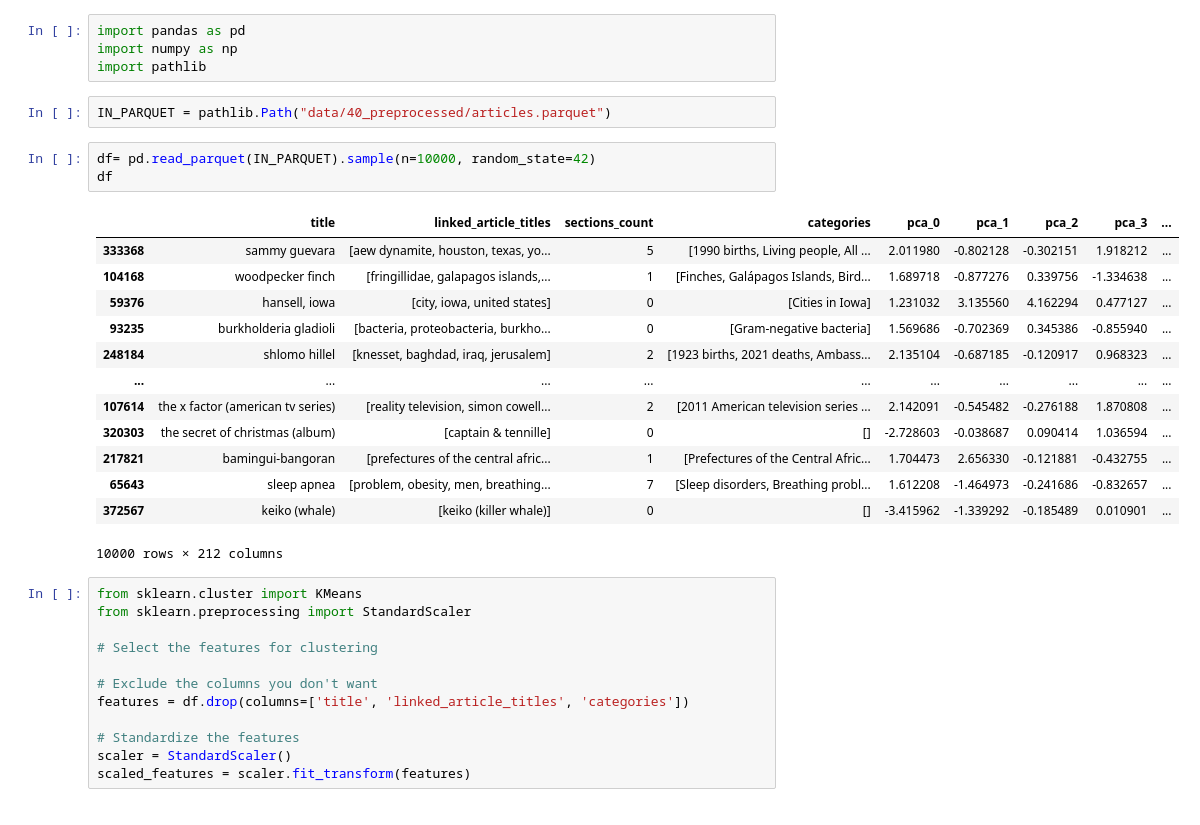
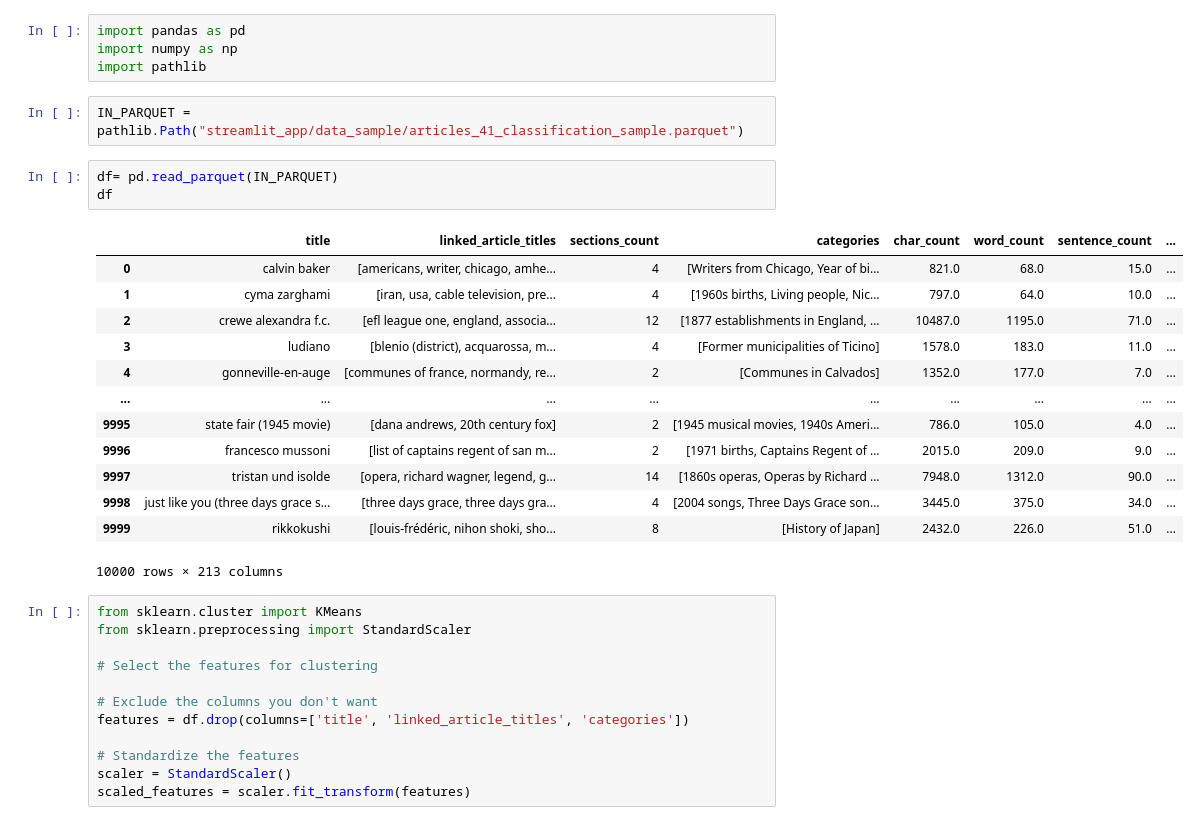
Before and after one commit to JhoaoAle/WikipediaGraphClassification, a Jupyter notebook: data_extraction.ipynb, the cells around one changed output. Drawn from its saved outputs; the diff is of its cells as text.

```diff
--- a/data_extraction.ipynb
+++ b/data_extraction.ipynb
@@ -3,24 +3,24 @@ import pandas as pd
 import numpy as np
 import pathlib
 # %%
-IN_PARQUET = pathlib.Path("data/40_preprocessed/articles.parquet")
+IN_PARQUET = pathlib.Path("streamlit_app/data_sample/articles_41_classification_sample.parquet")
 # %%
-df= pd.read_parquet(IN_PARQUET).sample(n=10000, random_state=42)
+df= pd.read_parquet(IN_PARQUET)
 df
 # %% [output]
-|  | title | linked_article_titles | sections_count | categories | pca_0 | pca_1 | pca_2 | pca_3 | ... |
-| 333368 | sammy guevara | [aew dynamite, houston, texas, yo... | 5 | [1990 births, Living people, All ... | 2.011980 | -0.802128 | -0.302151 | 1.918212 | ... |
-| 104168 | woodpecker finch | [fringillidae, galapagos islands,... | 1 | [Finches, Galápagos Islands, Bird... | 1.689718 | -0.877276 | 0.339756 | -1.334638 | ... |
-| 59376 | hansell, iowa | [city, iowa, united states] | 0 | [Cities in Iowa] | 1.231032 | 3.135560 | 4.162294 | 0.477127 | ... |
-| 93235 | burkholderia gladioli | [bacteria, proteobacteria, burkho... | 0 | [Gram-negative bacteria] | 1.569686 | -0.702369 | 0.345386 | -0.855940 | ... |
-| 248184 | shlomo hillel | [knesset, baghdad, iraq, jerusalem] | 2 | [1923 births, 2021 deaths, Ambass... | 2.135104 | -0.687185 | -0.120917 | 0.968323 | ... |
-| ... | ... | ... | ... | ... | ... | ... | ... | ... | ... |
-| 107614 | the x factor (american tv series) | [reality television, simon cowell... | 2 | [2011 American television series ... | 2.142091 | -0.545482 | -0.276188 | 1.870808 | ... |
-| 320303 | the secret of christmas (album) | [captain & tennille] | 0 | [] | -2.728603 | -0.038687 | 0.090414 | 1.036594 | ... |
-| 217821 | bamingui-bangoran | [prefectures of the central afric... | 1 | [Prefectures of the Central Afric... | 1.704473 | 2.656330 | -0.121881 | -0.432755 | ... |
-| 65643 | sleep apnea | [problem, obesity, men, breathing... | 7 | [Sleep disorders, Breathing probl... | 1.612208 | -1.464973 | -0.241686 | -0.832657 | ... |
-| 372567 | keiko (whale) | [keiko (killer whale)] | 0 | [] | -3.415962 | -1.339292 | -0.185489 | 0.010901 | ... |
+|  | title | linked_article_titles | sections_count | categories | char_count | word_count | sentence_count | ... |
+| 0 | calvin baker | [americans, writer, chicago, amhe... | 4 | [Writers from Chicago, Year of bi... | 821.0 | 68.0 | 15.0 | ... |
+| 1 | cyma zarghami | [iran, usa, cable television, pre... | 4 | [1960s births, Living people, Nic... | 797.0 | 64.0 | 10.0 | ... |
+| 2 | crewe alexandra f.c. | [efl league one, england, associa... | 12 | [1877 establishments in England, ... | 10487.0 | 1195.0 | 71.0 | ... |
+| 3 | ludiano | [blenio (district), acquarossa, m... | 4 | [Former municipalities of Ticino] | 1578.0 | 183.0 | 11.0 | ... |
+| 4 | gonneville-en-auge | [communes of france, normandy, re... | 2 | [Communes in Calvados] | 1352.0 | 177.0 | 7.0 | ... |
+| ... | ... | ... | ... | ... | ... | ... | ... | ... |
+| 9995 | state fair (1945 movie) | [dana andrews, 20th century fox] | 2 | [1945 musical movies, 1940s Ameri... | 786.0 | 105.0 | 4.0 | ... |
+| 9996 | francesco mussoni | [list of captains regent of san m... | 2 | [1971 births, Captains Regent of ... | 2015.0 | 209.0 | 9.0 | ... |
+| 9997 | tristan und isolde | [opera, richard wagner, legend, g... | 14 | [1860s operas, Operas by Richard ... | 7948.0 | 1312.0 | 90.0 | ... |
+| 9998 | just like you (three days grace s... | [three days grace, three days gra... | 4 | [2004 songs, Three Days Grace son... | 3445.0 | 375.0 | 34.0 | ... |
+| 9999 | rikkokushi | [louis-frédéric, nihon shoki, sho... | 8 | [History of Japan] | 2432.0 | 226.0 | 51.0 | ... |
-10000 rows × 212 columns
+10000 rows × 213 columns
 # %%
 from sklearn.cluster import KMeans
 from sklearn.preprocessing import StandardScaler
```
Also changed, not shown: parts of 3 cells of this notebook.
